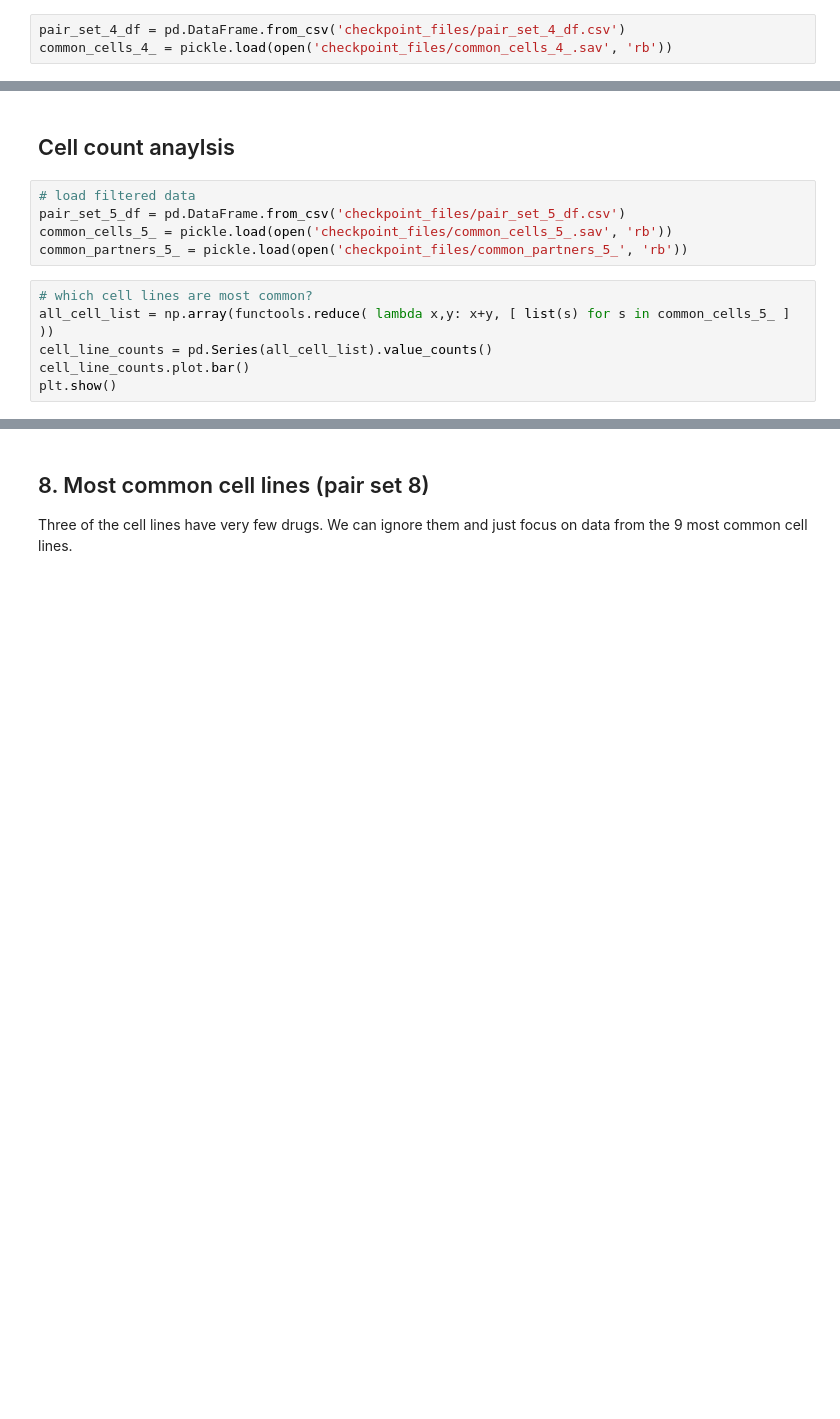
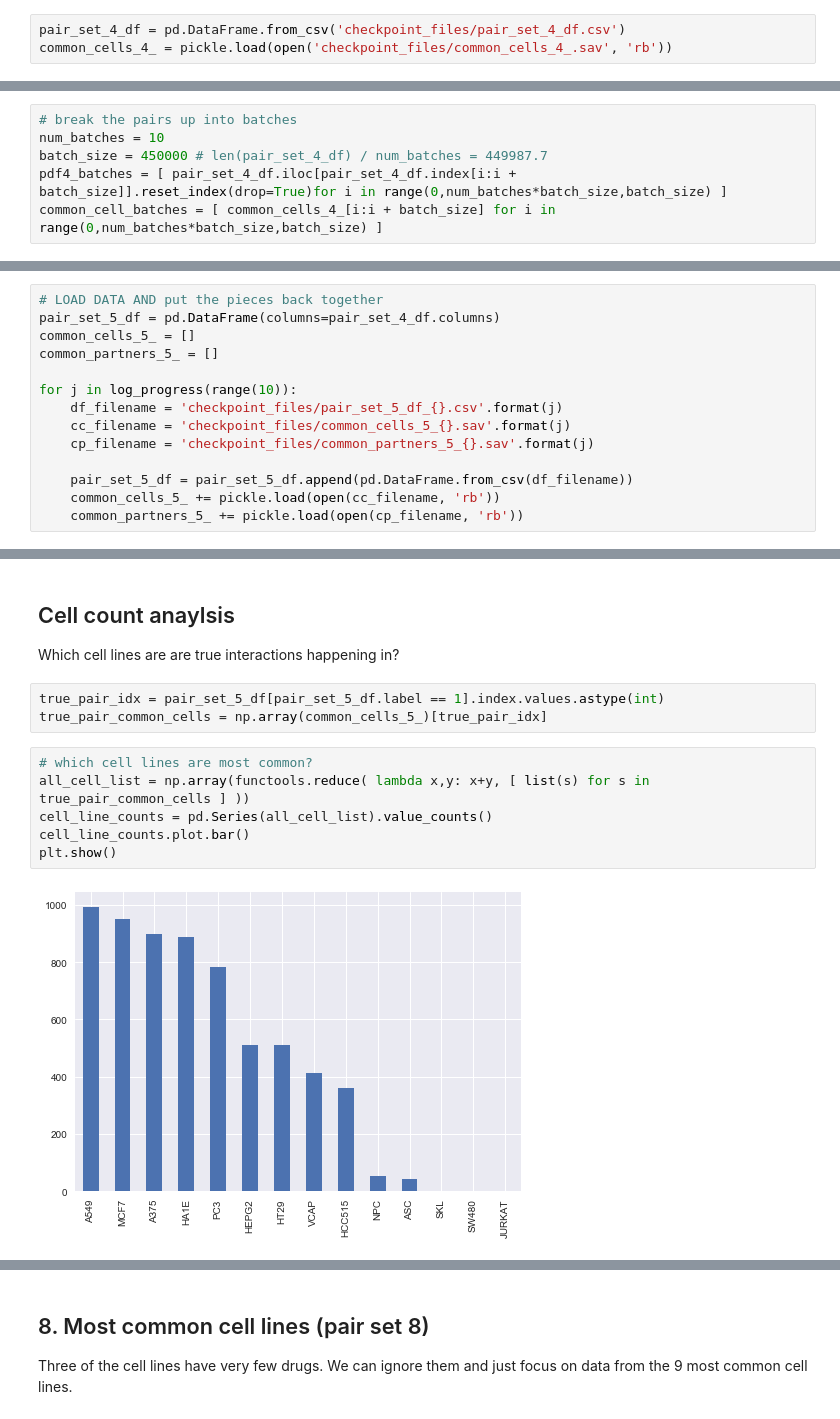
Before and after one commit to npabon/LINCS_target_prediction, a Jupyter notebook: data_profiling_min3.ipynb, the cells around one changed output, grey strips where cells are left out. Cells and saved outputs as stored; diff of their text form; blank space fills up the shorter version.

Commit message:
refactoring and parallelization of data cleaning

```diff
--- a/data_profiling_min3.ipynb
+++ b/data_profiling_min3.ipynb
@@ -426,0 +416,6 @@ pickle.dump(common_partners_5_, open('checkpoint_files/common_partners_5_.sav',
+# %%
+# break the pairs up into batches
+num_batches = 10
+batch_size = 450000 # len(pair_set_4_df) / num_batches = 449987.7
+pdf4_batches = [ pair_set_4_df.iloc[pair_set_4_df.index[i:i + batch_size]].reset_index(drop=True)for i in range(0,num_batches*batch_size,batch_size) ]
+common_cell_batches = [ common_cells_4_[i:i + batch_size] for i in range(0,num_batches*batch_size,batch_size) ]
@@ -427,3 +495,17 @@ pickle.dump(common_partners_5_, open('checkpoint_files/common_partners_5_.sav',
+# %%
+# LOAD DATA AND put the pieces back together
+pair_set_5_df = pd.DataFrame(columns=pair_set_4_df.columns)
+common_cells_5_ = []
+common_partners_5_ = []
+
+for j in log_progress(range(10)):
+    df_filename = 'checkpoint_files/pair_set_5_df_{}.csv'.format(j)
+    cc_filename = 'checkpoint_files/common_cells_5_{}.sav'.format(j)
+    cp_filename = 'checkpoint_files/common_partners_5_{}.sav'.format(j)
+
+    pair_set_5_df = pair_set_5_df.append(pd.DataFrame.from_csv(df_filename))
+    common_cells_5_ += pickle.load(open(cc_filename, 'rb'))
+    common_partners_5_ += pickle.load(open(cp_filename, 'rb'))
 # %%
 print('Pair set 5 statistics\n')
 print('No. True interactions:\t', pair_set_5_df.label.value_counts()[1])
@@ -438,16 +527,17 @@ KeyError: 1.0
 # %% [markdown]
 ## Cell count anaylsis
+Which cell lines are are true interactions happening in?
-# %%
-# load filtered data
-pair_set_5_df = pd.DataFrame.from_csv('checkpoint_files/pair_set_5_df.csv')
-common_cells_5_ = pickle.load(open('checkpoint_files/common_cells_5_.sav', 'rb'))
-common_partners_5_ = pickle.load(open('checkpoint_files/common_partners_5_', 'rb'))
+# %%
+true_pair_idx = pair_set_5_df[pair_set_5_df.label == 1].index.values.astype(int)
+true_pair_common_cells = np.array(common_cells_5_)[true_pair_idx]
 # %%
 # which cell lines are most common?
-all_cell_list = np.array(functools.reduce( lambda x,y: x+y, [ list(s) for s in common_cells_5_ ] ))
+all_cell_list = np.array(functools.reduce( lambda x,y: x+y, [ list(s) for s in true_pair_common_cells ] ))
 cell_line_counts = pd.Series(all_cell_list).value_counts()
 cell_line_counts.plot.bar()
 plt.show()
+# %% [output]
+[figure, added]
 # %%
 # how many pairs tested in at least n cell lines?
 num_common_cells_5 = np.array([ len(cells) for cells in common_cells_5_])
```
Also changed, not shown: parts of 23 cells of this notebook.
